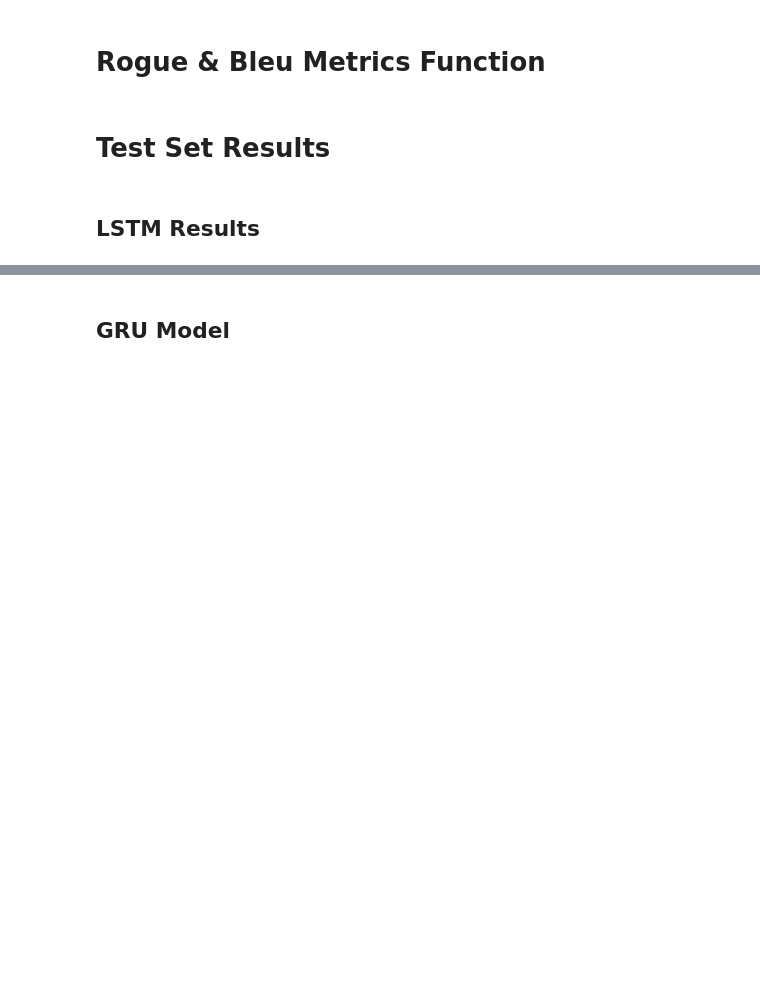
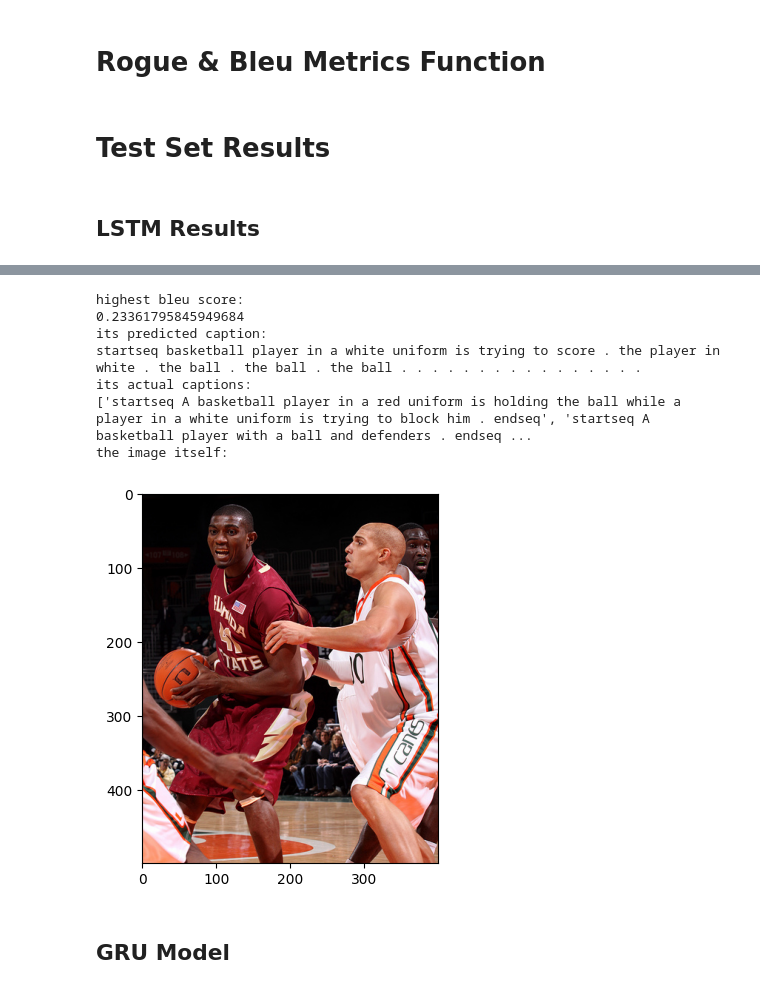
Before and after one commit to mohamednegm0/nlp-image-captioning-project, a Jupyter notebook: nlp_image_captioning_project_phase_2.ipynb, the cells around one changed output, grey strips where cells are left out. Cells and saved outputs as stored; diff of their text form; code cells hidden in the pictures; blank space fills up the shorter version.

```diff
--- a/nlp_image_captioning_project_phase_2.ipynb
+++ b/nlp_image_captioning_project_phase_2.ipynb
@@ -1018,3 +1139,29 @@ the image itself:
+# %%
+# checking out predicted/actual caption ***of the highest bleu score*** along with the image used:
+
+print('highest bleu score:')
+lstm_max_bleu_score = max(lstm_bleu_scores)
+print(lstm_max_bleu_score)
+
+argmax_bleu_score = lstm_bleu_scores.index(lstm_max_bleu_score)
+print('its predicted caption:')
+print(lstm_predicted_captions[argmax_bleu_score])
+print('its actual captions:')
+img_id = os.path.splitext(os.path.basename(testImgsPaths[argmax_bleu_score]))[0]
+print(testImgToCaptions[img_id])
+print('the image itself:')
+x = plt.imread(testImgsPaths[argmax_bleu_score])
+plt.imshow(x)
+plt.show()
+# %% [output]
+highest bleu score:
+0.23361795845949684
+its predicted caption:
+startseq basketball player in a white uniform is trying to score . the player in white . the ball . the ball . the ball . . . . . . . . . . . . . . . .
+its actual captions:
+['startseq A basketball player in a red uniform is holding the ball while a player in a white uniform is trying to block him . endseq', 'startseq A basketball player with a ball and defenders . endseq ...
+the image itself:
+[figure, added]
 # %% [markdown]
 ## GRU Model
 # %%
```
Also changed, not shown: parts of 25 cells of this notebook, 25 other files.
